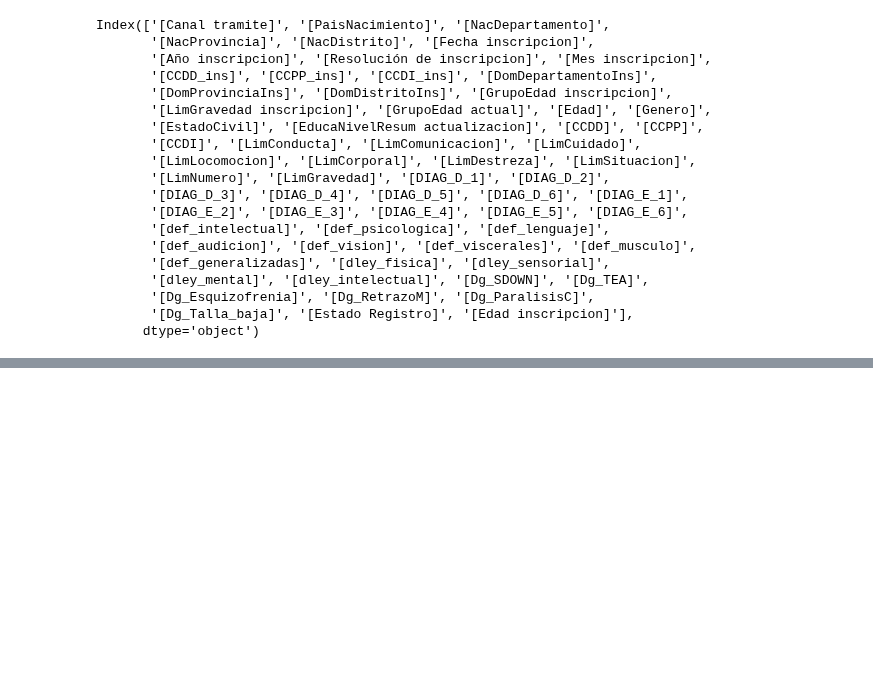
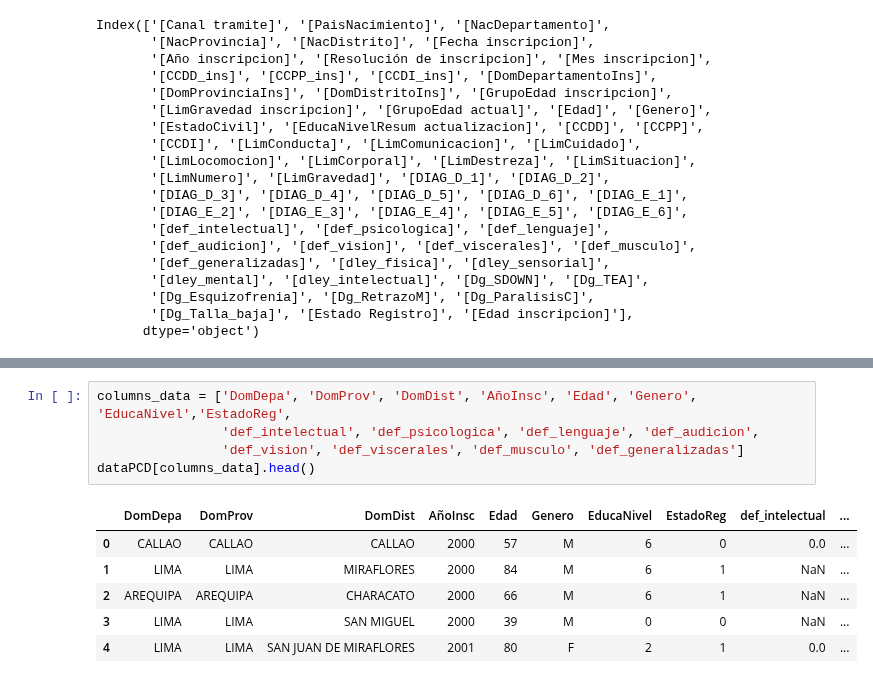
Before and after one commit to CVilaNet/PCDAyac, a Jupyter notebook: SIRNPD.ipynb, the cells around one changed output, grey strips where cells are left out. Drawn from its saved outputs; the diff is of its cells as text; blank space fills up the shorter version.

```diff
--- a/SIRNPD.ipynb
+++ b/SIRNPD.ipynb
@@ -97,0 +99,12 @@ data[['[Canal tramite]', '[NacDepartamento]', '[NacProvincia]',
+# %%
+columns_data = ['DomDepa', 'DomProv', 'DomDist', 'AñoInsc', 'Edad', 'Genero', 'EducaNivel','EstadoReg',
+                'def_intelectual', 'def_psicologica', 'def_lenguaje', 'def_audicion',
+                'def_vision', 'def_viscerales', 'def_musculo', 'def_generalizadas']
+dataPCD[columns_data].head()
+# %% [output]
+|  | DomDepa | DomProv | DomDist | AñoInsc | Edad | Genero | EducaNivel | EstadoReg | def_intelectual | ... |
+| 0 | CALLAO | CALLAO | CALLAO | 2000 | 57 | M | 6 | 0 | 0.0 | ... |
+| 1 | LIMA | LIMA | MIRAFLORES | 2000 | 84 | M | 6 | 1 | NaN | ... |
+| 2 | AREQUIPA | AREQUIPA | CHARACATO | 2000 | 66 | M | 6 | 1 | NaN | ... |
+| 3 | LIMA | LIMA | SAN MIGUEL | 2000 | 39 | M | 0 | 0 | NaN | ... |
+| 4 | LIMA | LIMA | SAN JUAN DE MIRAFLORES | 2001 | 80 | F | 2 | 1 | 0.0 | ... |
```
Also changed, not shown: parts of 10 cells of this notebook.
